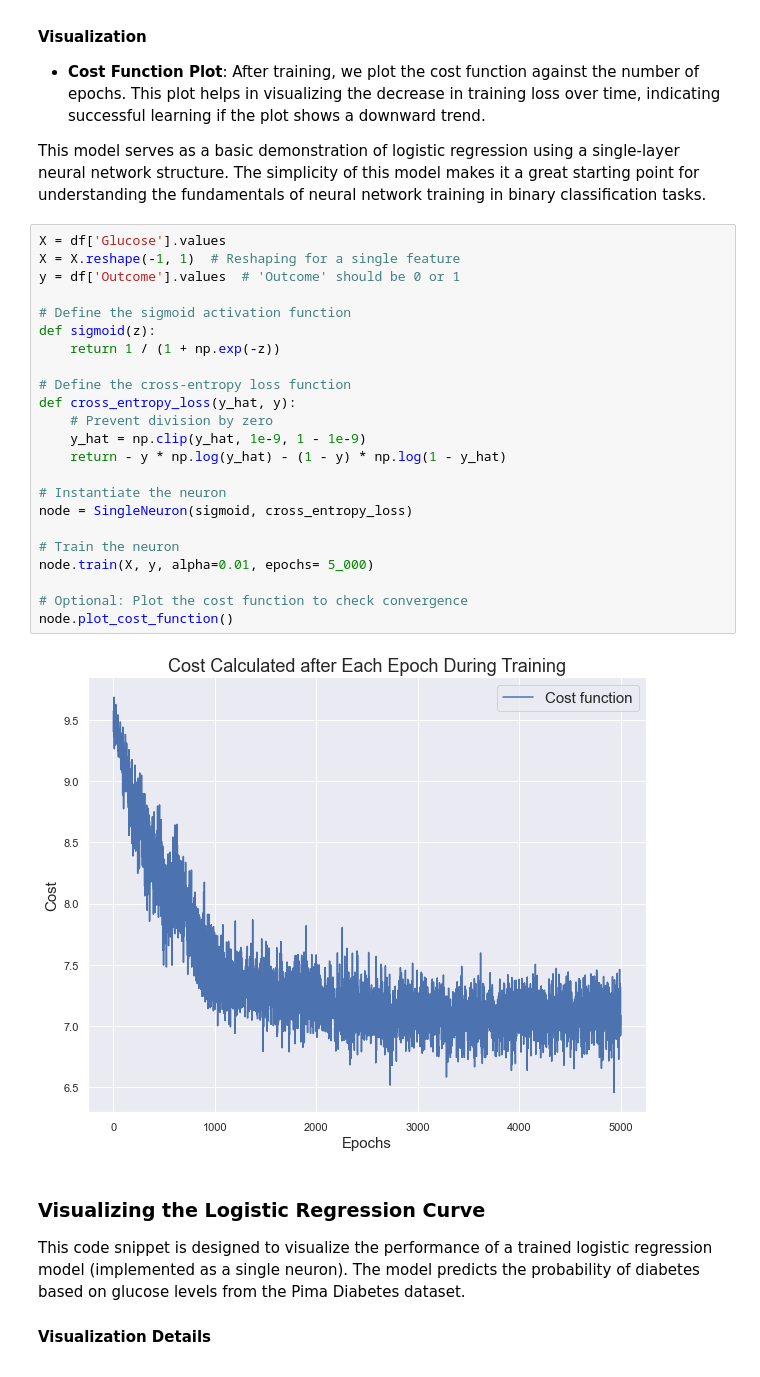
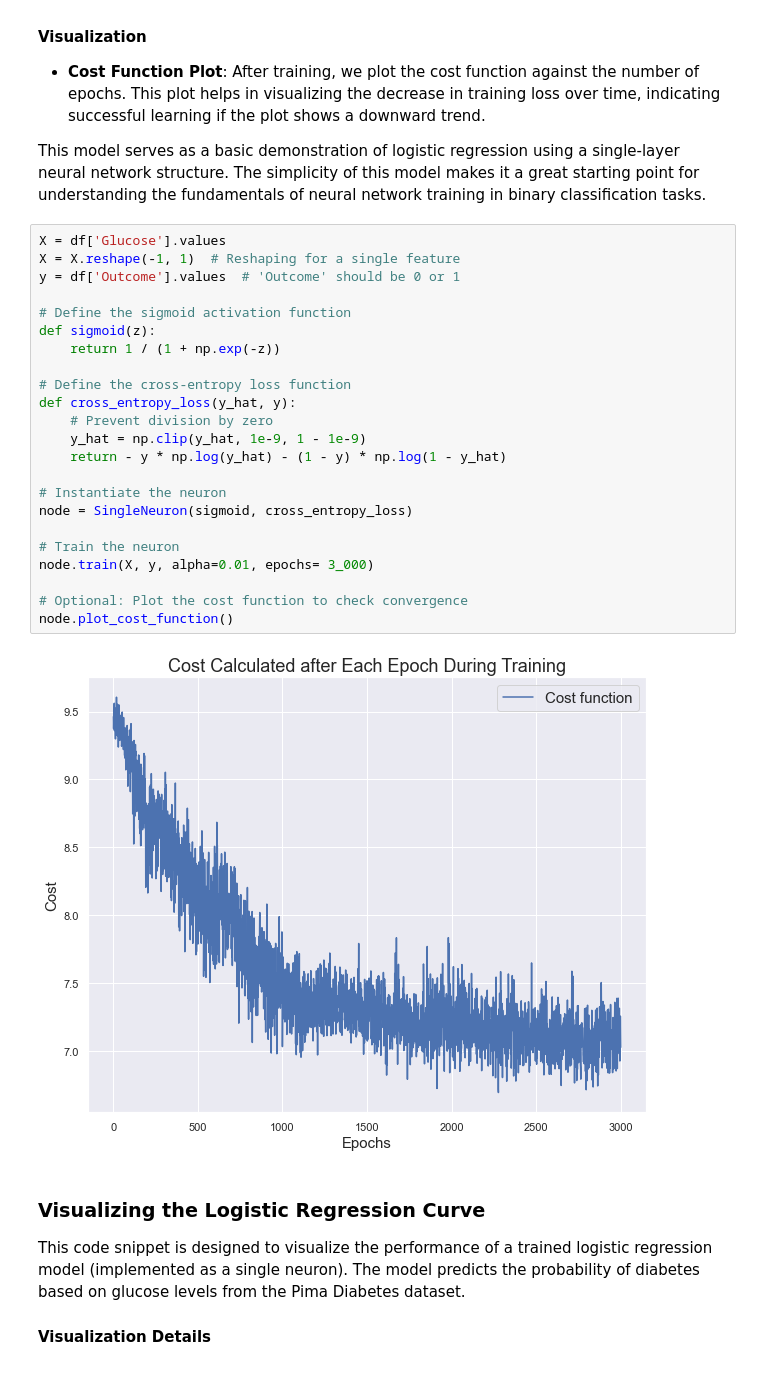
Before and after one commit to mrwenjie/wenjieinde577Project, a Jupyter notebook: Supervised Learning/Lecture 5/Single Neuron Logistic Regression.ipynb, the cells around one changed output. Cells and saved outputs as stored; diff of their text form.

```diff
--- a/Supervised Learning/Lecture 5/Single Neuron Logistic Regression.ipynb
+++ b/Supervised Learning/Lecture 5/Single Neuron Logistic Regression.ipynb
@@ -206,28 +206,28 @@ This model serves as a basic demonstration of logistic regression using a single
 # %%
 X = df['Glucose'].values
 X = X.reshape(-1, 1)  # Reshaping for a single feature
 y = df['Outcome'].values  # 'Outcome' should be 0 or 1
 
 # Define the sigmoid activation function
 def sigmoid(z):
     return 1 / (1 + np.exp(-z))
 
 # Define the cross-entropy loss function
 def cross_entropy_loss(y_hat, y):
     # Prevent division by zero
     y_hat = np.clip(y_hat, 1e-9, 1 - 1e-9)
     return - y * np.log(y_hat) - (1 - y) * np.log(1 - y_hat)
 
 # Instantiate the neuron
 node = SingleNeuron(sigmoid, cross_entropy_loss)
 
 # Train the neuron
-node.train(X, y, alpha=0.01, epochs= 5_000)
+node.train(X, y, alpha=0.01, epochs= 3_000)
 
 # Optional: Plot the cost function to check convergence
 node.plot_cost_function()
 # %% [output]
-[figure, old version]
+[figure, new version]
 # %% [markdown]
 ### Visualizing the Logistic Regression Curve
 
```
Also changed, not shown: parts of 6 cells of this notebook, 1 other file.
